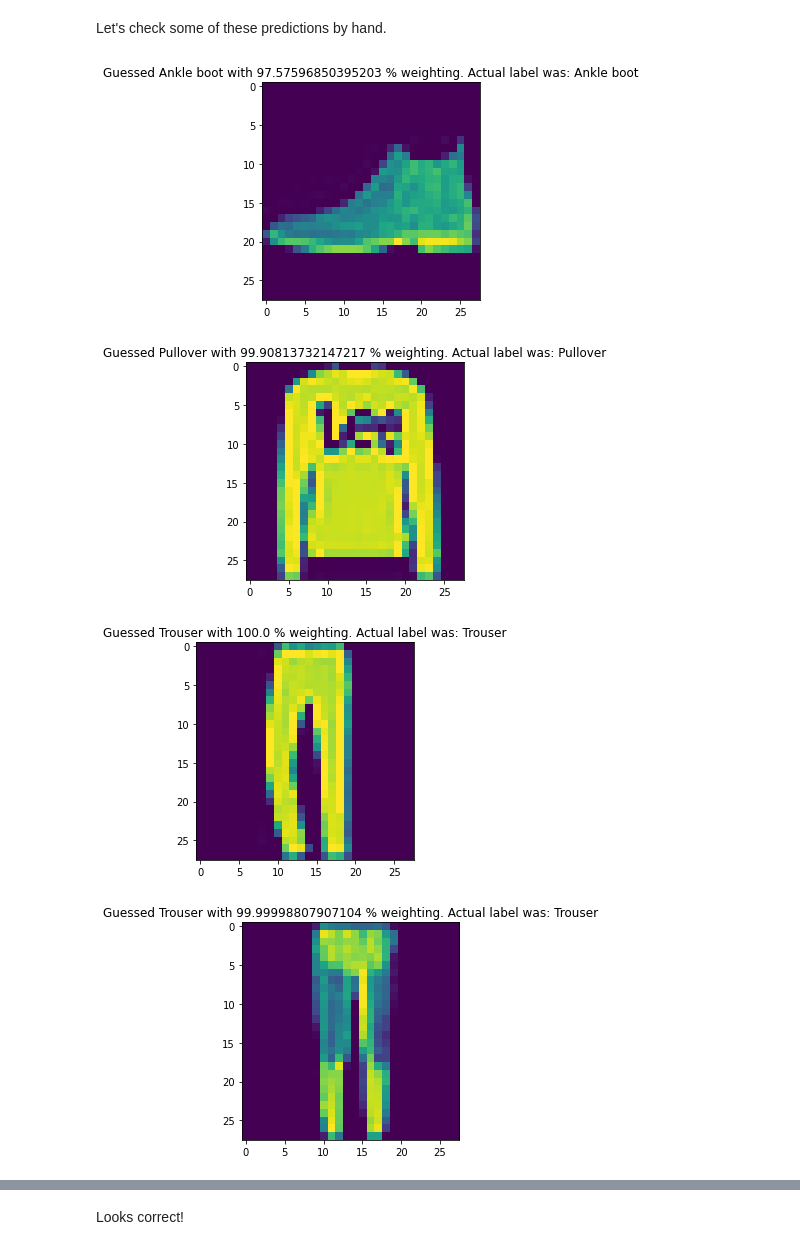
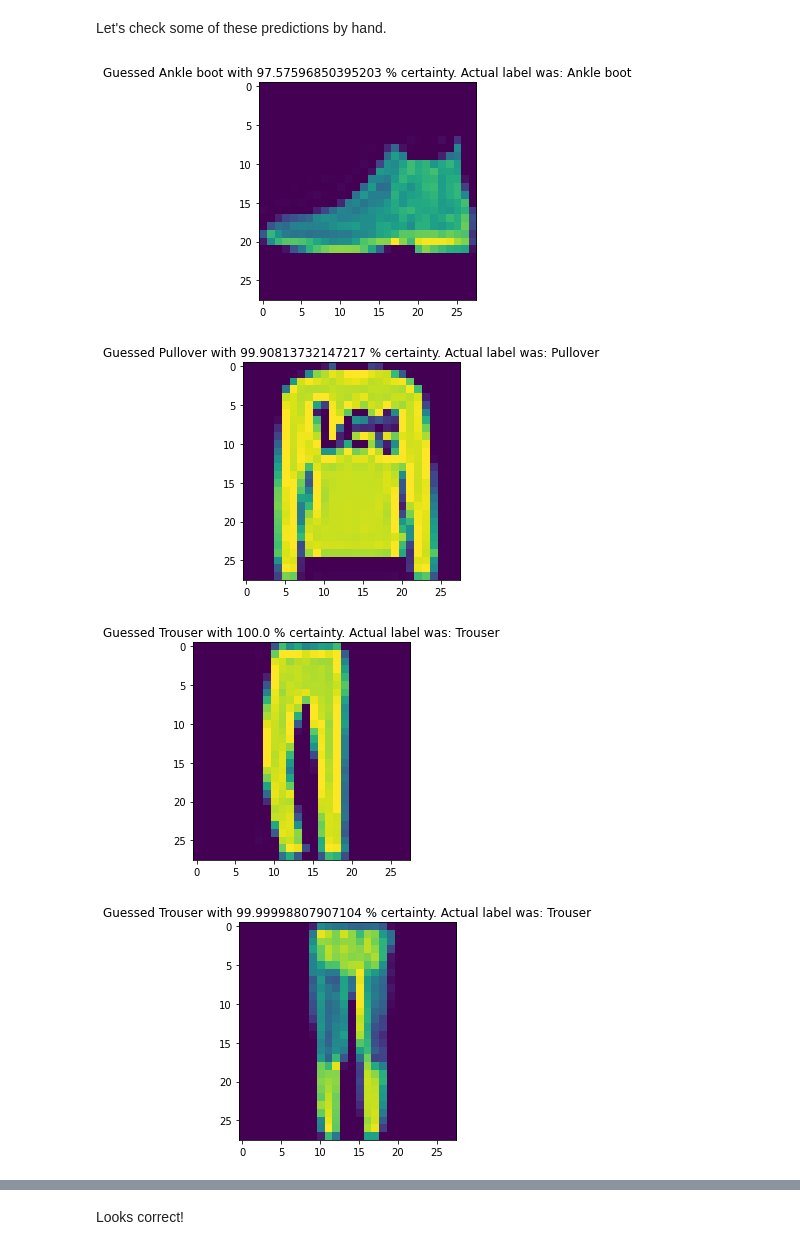
Before and after one commit to bencravens/machine-learning, a Jupyter notebook: Neural_Network.ipynb, the cells around one changed output, grey strips where cells are left out. Saved outputs shown, nothing was run; the diff lists cells and outputs as text; code cells hidden in the pictures.

```diff
--- a/Neural_Network.ipynb
+++ b/Neural_Network.ipynb
@@ -93,18 +93,18 @@ predictions = model.predict(test_images)
 # %%
 def guess_image(predictions, index):
     guess = np.argmax(predictions[index])
     plt.imshow(test_images[index])
     title=""
     title+="Guessed {}".format(class_names[guess])
-    title+=" with {} % weighting.".format(np.max(predictions[index])*100)
+    title+=" with {} % certainty.".format(np.max(predictions[index])*100)
     title+=" Actual label was: {}".format(class_names[test_labels[index]])
     plt.title(title)
     plt.show()
 
 for i in range(6):
     guess_image(predictions,i)
 # %% [output]
-[figure, old version]
+[figure, new version]
-[figure, old version]
+[figure, new version]
-[figure, old version]
+[figure, new version]
-[figure, old version]
+[figure, new version]
```
Also changed, not shown: parts of 1 cell of this notebook, 4 other files.
